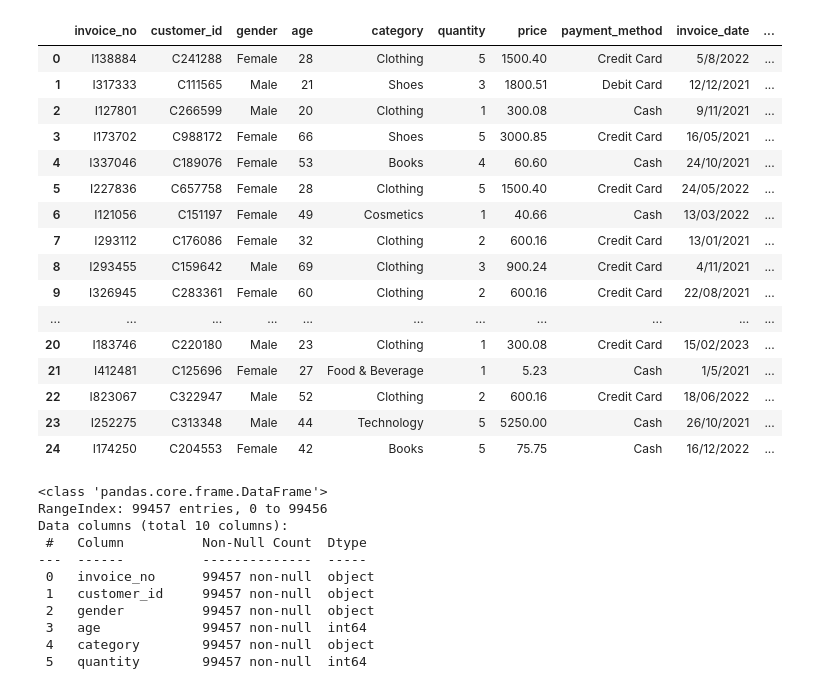
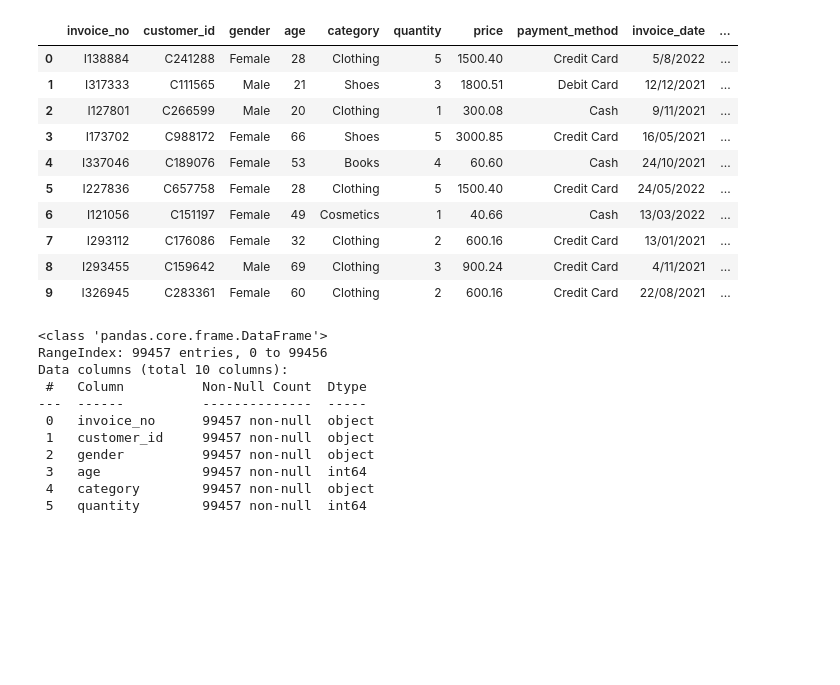
Before and after one commit to SoheliPaul/Machine-Learning, a Jupyter notebook: Lab2_2348561.ipynb, the cells around one changed output. Saved outputs shown, nothing was run; the diff lists cells and outputs as text; code cells hidden in the pictures; blank space fills up the shorter version.

```diff
--- a/Lab2_2348561.ipynb
+++ b/Lab2_2348561.ipynb
@@ -10,25 +10,19 @@ warnings.filterwarnings("ignore")
 # %%
 df = pd.read_csv("/content/customer_shopping_data.csv.zip")
 # %%
-df.head(25)
+df.head(10)
 # %% [output]
 |  | invoice_no | customer_id | gender | age | category | quantity | price | payment_method | invoice_date | ... |
 | 0 | I138884 | C241288 | Female | 28 | Clothing | 5 | 1500.40 | Credit Card | 5/8/2022 | ... |
 | 1 | I317333 | C111565 | Male | 21 | Shoes | 3 | 1800.51 | Debit Card | 12/12/2021 | ... |
 | 2 | I127801 | C266599 | Male | 20 | Clothing | 1 | 300.08 | Cash | 9/11/2021 | ... |
 | 3 | I173702 | C988172 | Female | 66 | Shoes | 5 | 3000.85 | Credit Card | 16/05/2021 | ... |
 | 4 | I337046 | C189076 | Female | 53 | Books | 4 | 60.60 | Cash | 24/10/2021 | ... |
 | 5 | I227836 | C657758 | Female | 28 | Clothing | 5 | 1500.40 | Credit Card | 24/05/2022 | ... |
 | 6 | I121056 | C151197 | Female | 49 | Cosmetics | 1 | 40.66 | Cash | 13/03/2022 | ... |
 | 7 | I293112 | C176086 | Female | 32 | Clothing | 2 | 600.16 | Credit Card | 13/01/2021 | ... |
 | 8 | I293455 | C159642 | Male | 69 | Clothing | 3 | 900.24 | Credit Card | 4/11/2021 | ... |
 | 9 | I326945 | C283361 | Female | 60 | Clothing | 2 | 600.16 | Credit Card | 22/08/2021 | ... |
-| ... | ... | ... | ... | ... | ... | ... | ... | ... | ... | ... |
-| 20 | I183746 | C220180 | Male | 23 | Clothing | 1 | 300.08 | Credit Card | 15/02/2023 | ... |
-| 21 | I412481 | C125696 | Female | 27 | Food & Beverage | 1 | 5.23 | Cash | 1/5/2021 | ... |
-| 22 | I823067 | C322947 | Male | 52 | Clothing | 2 | 600.16 | Credit Card | 18/06/2022 | ... |
-| 23 | I252275 | C313348 | Male | 44 | Technology | 5 | 5250.00 | Cash | 26/10/2021 | ... |
-| 24 | I174250 | C204553 | Female | 42 | Books | 5 | 75.75 | Cash | 16/12/2022 | ... |
 # %%
 df.info()
 # %% [output]
```
Also changed, not shown: parts of 6 cells of this notebook.
